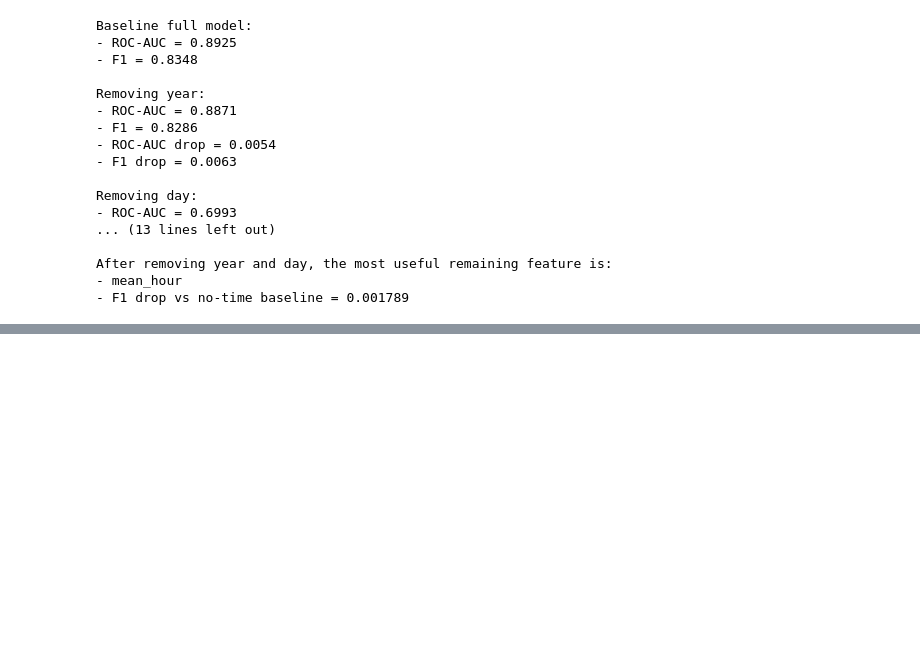
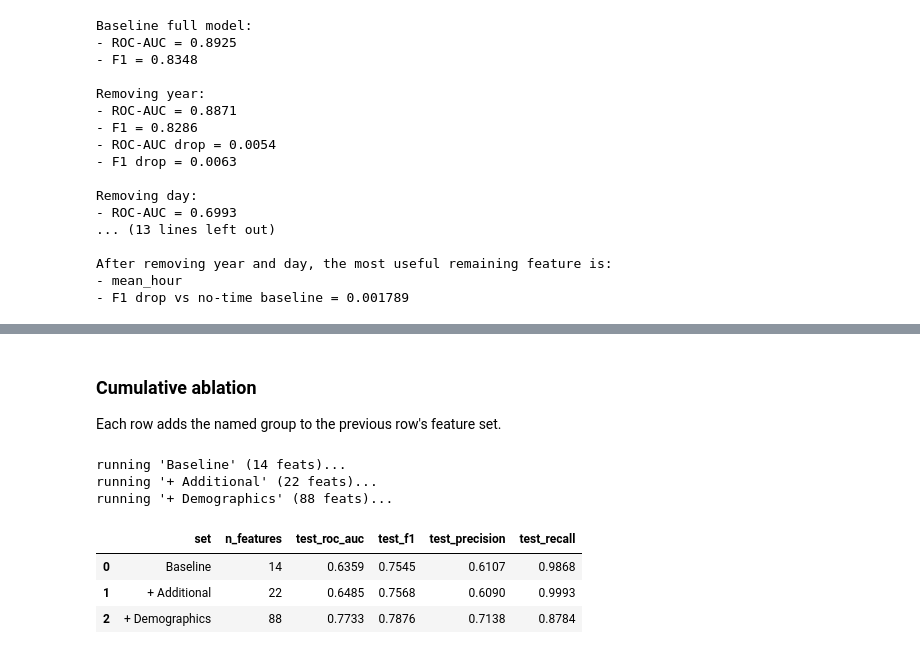
Before and after one commit to loicmisenta/CS-421-Project-learnavi, a Jupyter notebook: preprocess_eval.ipynb, the cells around one changed output, grey strips where cells are left out. Drawn from its saved outputs; the diff is of its cells as text; code cells hidden in the pictures; blank space fills up the shorter version.

```diff
--- a/preprocess_eval.ipynb
+++ b/preprocess_eval.ipynb
@@ -1921,0 +2015,25 @@ After removing year and day, the most useful remaining feature is:
+# %%
+val_p = model_lgb.predict_proba(val_df[feature_cols])[:, 1]
+test_p = model_lgb.predict_proba(test_df[feature_cols])[:, 1]
+
+best_f1, best_t = 0.0, 0.5
+for t in np.linspace(0.1, 0.9, 50):
+    f1 = f1_score(val_df["came_back"], (val_p > t).astype(int))
+    if f1 > best_f1:
+        best_f1, best_t = f1, t
+print(f"Val best threshold: {best_t:.3f}  (val F1 = {best_f1:.4f})")
+
+test_yhat = (test_p > best_t).astype(int)
+print(f"\nTest ROC-AUC:   {roc_auc_score(test_df['came_back'], test_p):.4f}")
+print(f"Test F1:        {f1_score(test_df['came_back'], test_yhat):.4f}")
+print(f"Test Precision: {precision_score(test_df['came_back'], test_yhat):.4f}")
+print(f"Test Recall:    {recall_score(test_df['came_back'], test_yhat):.4f}")
+
+print("\nConfusion matrix (rows = true, cols = pred):")
+print(confusion_matrix(test_df["came_back"], test_yhat))
+
+print("\nClassification report:")
+print(classification_report(
+    test_df["came_back"], test_yhat,
+    target_names=["left", "came_back"],
+))
@@ -1921,0 +2195,32 @@ After removing year and day, the most useful remaining feature is:
+# %% [markdown]
+### Cumulative ablation
+
+Each row adds the named group to the previous row's feature set.
+# %%
+cumulative_specs = [("Baseline", list(GROUP_BASELINE))]
+running = list(GROUP_BASELINE)
+for label, group in [
+    ("+ Additional", GROUP_ADDITIONAL),
+    ("+ Demographics", GROUP_DEMOGRAPHICS),
+]:
+    running = running + group
+    cumulative_specs.append((label, list(running)))
+
+cum_results = []
+for label, cols in cumulative_specs:
+    print(f"running '{label}' ({len(cols)} feats)...")
+    cum_results.append(run_lgbm(cols, label=label))
+
+cum_df = pd.DataFrame(cum_results)
+cum_df.style.format({
+    "test_roc_auc": "{:.4f}", "test_f1": "{:.4f}",
+    "test_precision": "{:.4f}", "test_recall": "{:.4f}",
+})
+# %% [output]
+running 'Baseline' (14 feats)...
+running '+ Additional' (22 feats)...
+running '+ Demographics' (88 feats)...
+|  | set | n_features | test_roc_auc | test_f1 | test_precision | test_recall |
+| 0 | Baseline | 14 | 0.6359 | 0.7545 | 0.6107 | 0.9868 |
+| 1 | + Additional | 22 | 0.6485 | 0.7568 | 0.6090 | 0.9993 |
+| 2 | + Demographics | 88 | 0.7733 | 0.7876 | 0.7138 | 0.8784 |
```
Also changed, not shown: parts of 20 cells of this notebook, 2 other files.
